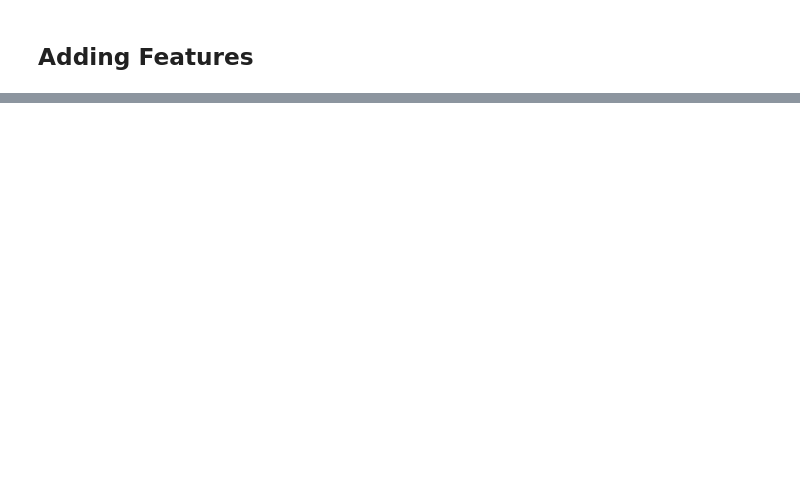
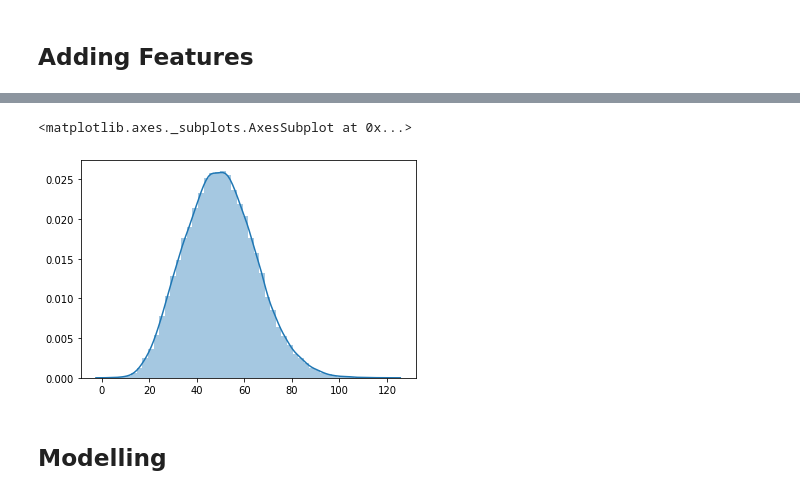
Before and after one commit to shaunmalti/hastings_direct, a Jupyter notebook: Notebook.ipynb, the cells around one changed output, grey strips where cells are left out. Cells and saved outputs as stored; diff of their text form; code cells hidden in the pictures; blank space fills up the shorter version.

```diff
--- a/Notebook.ipynb
+++ b/Notebook.ipynb
@@ -567,0 +695,15 @@ for index, row in grpd_df.iterrows():
+# %%
+target_mapping = {
+    'M': 0,
+    'D': 1,
+    'S': 2
+}
+df.Marital_Status.replace(target_mapping, inplace=True)
+# %%
+target_mapping = {
+    'Installments': 0,
+    'Cash': 1
+}
+df.Payment_Type.replace(target_mapping, inplace=True)
+# %%
+df = df.dropna()
@@ -567,0 +730,7 @@ for index, row in grpd_df.iterrows():
+# %%
+sns.distplot((df.Price/df.Tax).dropna())
+# %% [output]
+<matplotlib.axes._subplots.AxesSubplot at 0x...>
+[figure, added]
+# %% [markdown]
+## Modelling
```
Also changed, not shown: parts of 61 cells of this notebook.
